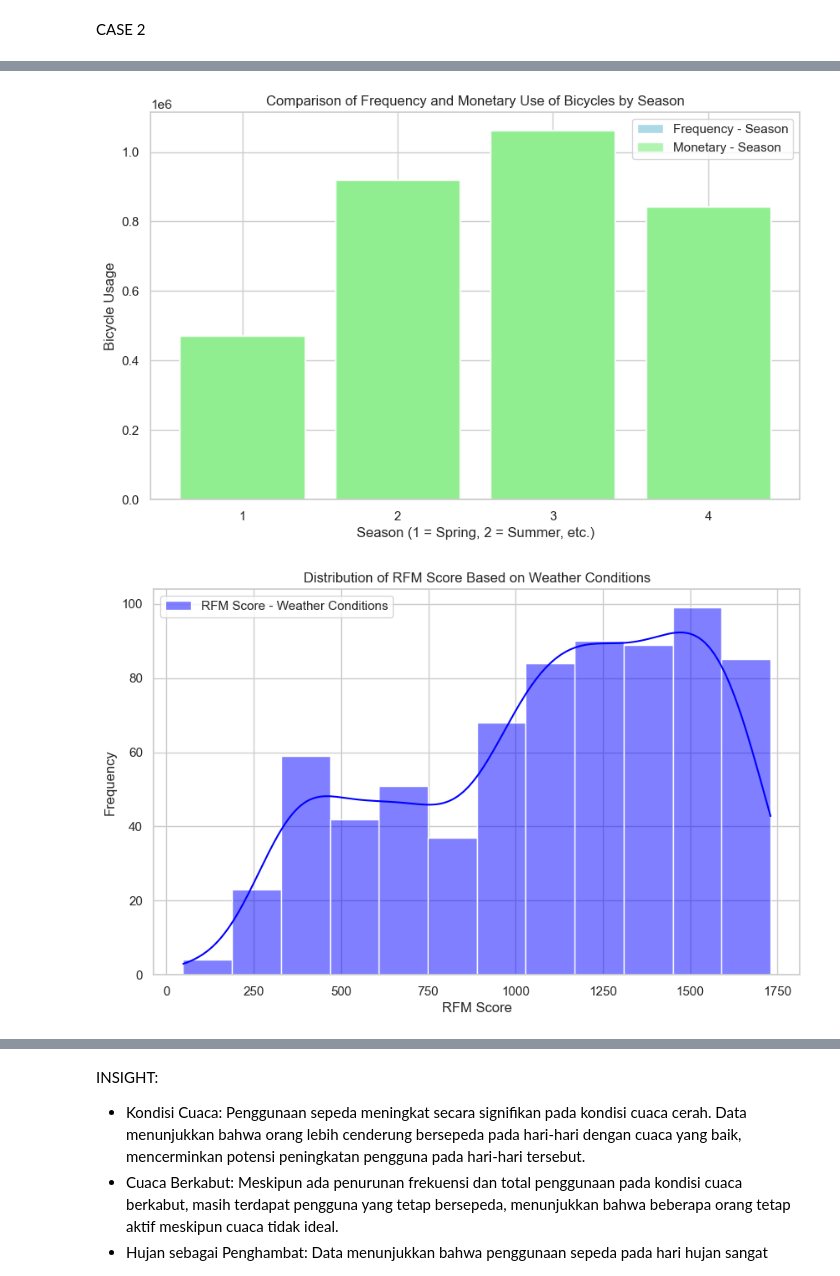
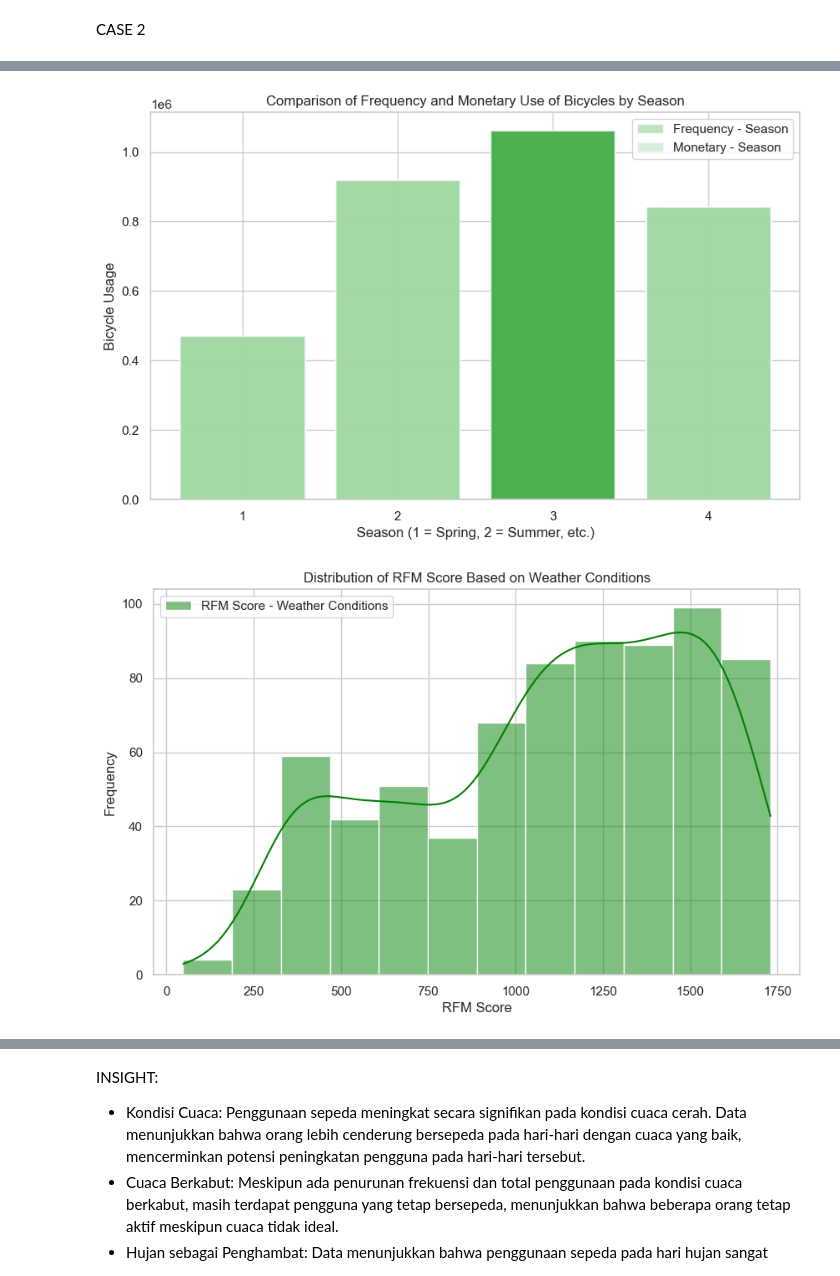
Before and after one commit to Raditya7405/Bangkit, a Jupyter notebook: notebook.ipynb, the cells around one changed output, grey strips where cells are left out. Cells and saved outputs as stored; diff of their text form; code cells hidden in the pictures.

```diff
--- a/notebook.ipynb
+++ b/notebook.ipynb
@@ -762,8 +794,16 @@ rfm_season = pd.read_csv('rfm_analysis_bike_sharing_season.csv')
 
 # Visualization 1: Bar Plot - Frequency and Monetary by Weather Conditions
 plt.figure(figsize=(10, 6))
-plt.bar(rfm_weather['weathersit'].astype(str), rfm_weather['Frequency_Weather'], color='skyblue', label='Frequency - Weather Conditions')
-plt.bar(rfm_weather['weathersit'].astype(str), rfm_weather['Monetary_Weather'], color='lightgreen', label='Monetary - Weather Conditions', alpha=0.7)
+max_frequency_weather = rfm_weather['Frequency_Weather'].max()
+max_monetary_weather = rfm_weather['Monetary_Weather'].max()
+
+# Setting colors based on conditions
+colors_weather_frequency = ['#A3D9A5' if value < max_frequency_weather else '#4CAF50' for value in rfm_weather['Frequency_Weather']]
+colors_weather_monetary = ['#A3D9A5' if value < max_monetary_weather else '#4CAF50' for value in rfm_weather['Monetary_Weather']]
+
+# Creating the bar plots
+plt.bar(rfm_weather['weathersit'].astype(str), rfm_weather['Frequency_Weather'], color=colors_weather_frequency, label='Frequency - Weather Conditions', alpha=0.7)
+plt.bar(rfm_weather['weathersit'].astype(str), rfm_weather['Monetary_Weather'], color=colors_weather_monetary, label='Monetary - Weather Conditions', alpha=0.4)  # Slightly transparent for overlap visibility
 plt.title('Comparison of Frequency and Monetary Use of Bicycles by Weather Conditions')
 plt.xlabel('Weather Conditions (1 = Clear, 2 = Misty, etc.)')
 plt.ylabel('Bicycle Usage')
@@ -772,8 +812,16 @@ plt.show()
 
 # Visualization 2: Bar Plot - Frequency and Monetary by Season
 plt.figure(figsize=(10, 6))
-plt.bar(rfm_season['season'].astype(str), rfm_season['Frequency_Season'], color='lightblue', label='Frequency - Season')
-plt.bar(rfm_season['season'].astype(str), rfm_season['Monetary_Season'], color='lightgreen', label='Monetary - Season', alpha=0.7)
+max_frequency_season = rfm_season['Frequency_Season'].max()
+max_monetary_season = rfm_season['Monetary_Season'].max()
+
+# Setting colors based on conditions
+colors_season_frequency = ['#A3D9A5' if value < max_frequency_season else '#4CAF50' for value in rfm_season['Frequency_Season']]
+colors_season_monetary = ['#A3D9A5' if value < max_monetary_season else '#4CAF50' for value in rfm_season['Monetary_Season']]
+
+# Creating the bar plots
+plt.bar(rfm_season['season'].astype(str), rfm_season['Frequency_Season'], color=colors_season_frequency, label='Frequency - Season', alpha=0.7)
+plt.bar(rfm_season['season'].astype(str), rfm_season['Monetary_Season'], color=colors_season_monetary, label='Monetary - Season', alpha=0.4)  # Slightly transparent for overlap visibility
 plt.title('Comparison of Frequency and Monetary Use of Bicycles by Season')
 plt.xlabel('Season (1 = Spring, 2 = Summer, etc.)')
 plt.ylabel('Bicycle Usage')
@@ -782,7 +830,7 @@ plt.show()
 
 # Visualization 3: Distribution of RFM Score - Weather Conditions
 plt.figure(figsize=(10, 6))
-sns.histplot(rfm_weather['RFM_score'], color='blue', label='RFM Score - Weather Conditions', kde=True)
+sns.histplot(rfm_weather['RFM_score'], color='green', label='RFM Score - Weather Conditions', kde=True)
 plt.title('Distribution of RFM Score Based on Weather Conditions')
 plt.xlabel('RFM Score')
 plt.ylabel('Frequency')
@@ -802,5 +850,5 @@ plt.show()
-[figure, old version]
+[figure, new version]
-[figure, old version]
+[figure, new version]
 [figure]
 # %% [markdown]
 INSIGHT:
```
Also changed, not shown: parts of 10 cells of this notebook.
